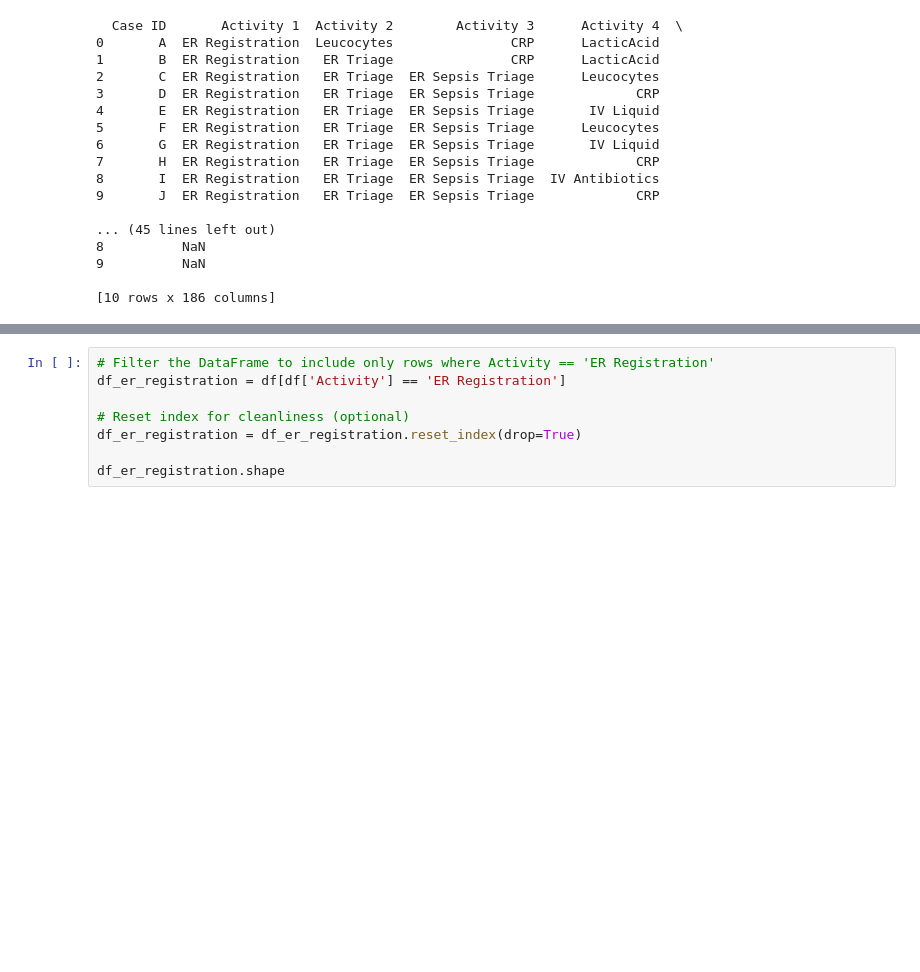
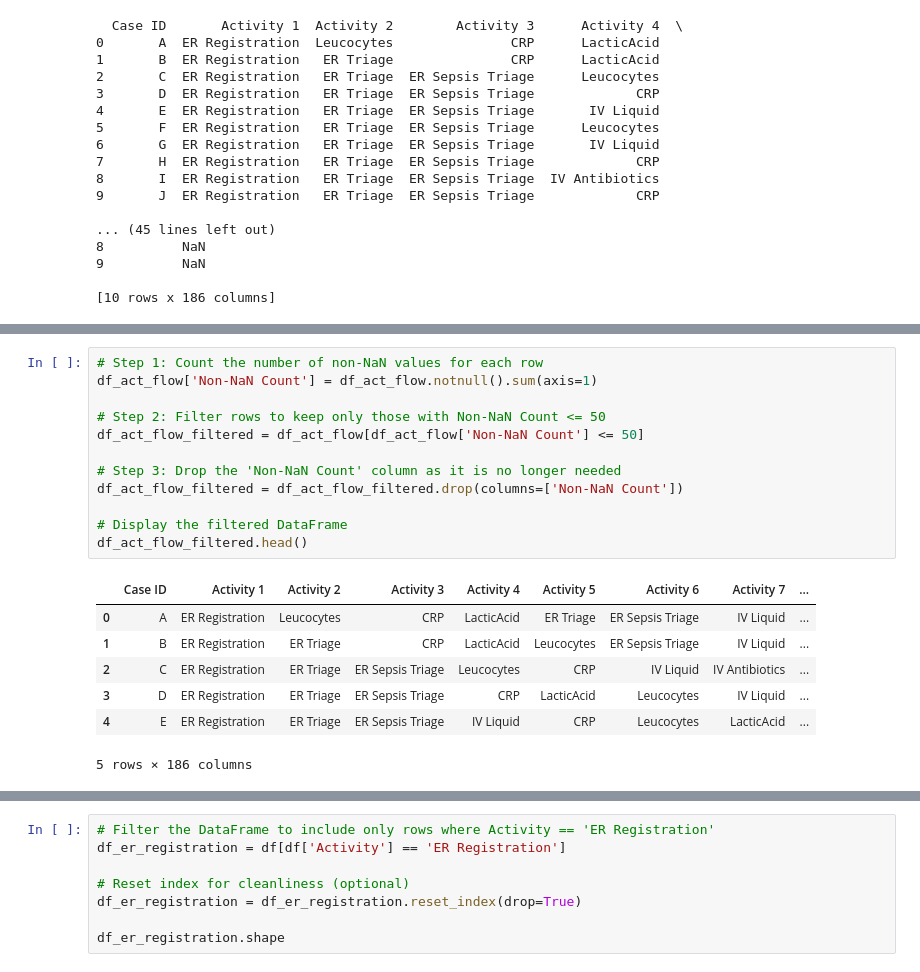
Before and after one commit to mohdkashifansari/Process_Analytics, a Jupyter notebook: model.ipynb, the cells around one changed output, grey strips where cells are left out. Saved outputs shown, nothing was run; the diff lists cells and outputs as text; blank space fills up the shorter version.

```diff
--- a/model.ipynb
+++ b/model.ipynb
@@ -49,0 +65,20 @@ print(df_act_flow.head(10))
+# %%
+# Step 1: Count the number of non-NaN values for each row
+df_act_flow['Non-NaN Count'] = df_act_flow.notnull().sum(axis=1)
+
+# Step 2: Filter rows to keep only those with Non-NaN Count <= 50
+df_act_flow_filtered = df_act_flow[df_act_flow['Non-NaN Count'] <= 50]
+
+# Step 3: Drop the 'Non-NaN Count' column as it is no longer needed
+df_act_flow_filtered = df_act_flow_filtered.drop(columns=['Non-NaN Count'])
+
+# Display the filtered DataFrame
+df_act_flow_filtered.head()
+# %% [output]
+|  | Case ID | Activity 1 | Activity 2 | Activity 3 | Activity 4 | Activity 5 | Activity 6 | Activity 7 | ... |
+| 0 | A | ER Registration | Leucocytes | CRP | LacticAcid | ER Triage | ER Sepsis Triage | IV Liquid | ... |
+| 1 | B | ER Registration | ER Triage | CRP | LacticAcid | Leucocytes | ER Sepsis Triage | IV Liquid | ... |
+| 2 | C | ER Registration | ER Triage | ER Sepsis Triage | Leucocytes | CRP | IV Liquid | IV Antibiotics | ... |
+| 3 | D | ER Registration | ER Triage | ER Sepsis Triage | CRP | LacticAcid | Leucocytes | IV Liquid | ... |
+| 4 | E | ER Registration | ER Triage | ER Sepsis Triage | IV Liquid | CRP | Leucocytes | LacticAcid | ... |
+5 rows × 186 columns
```
Also changed, not shown: parts of 5 cells of this notebook.
